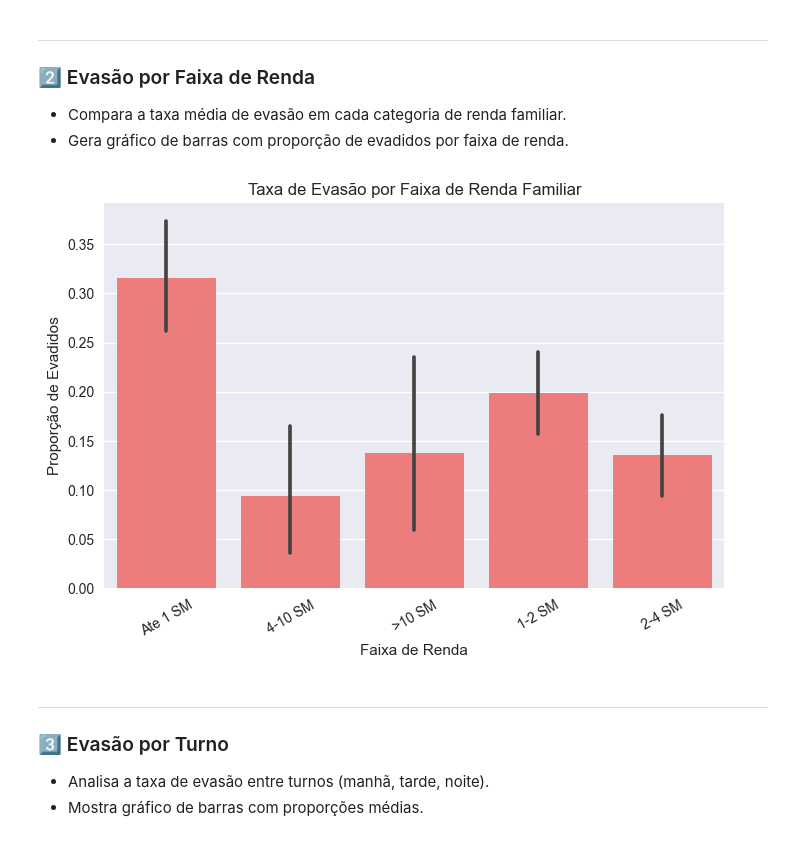
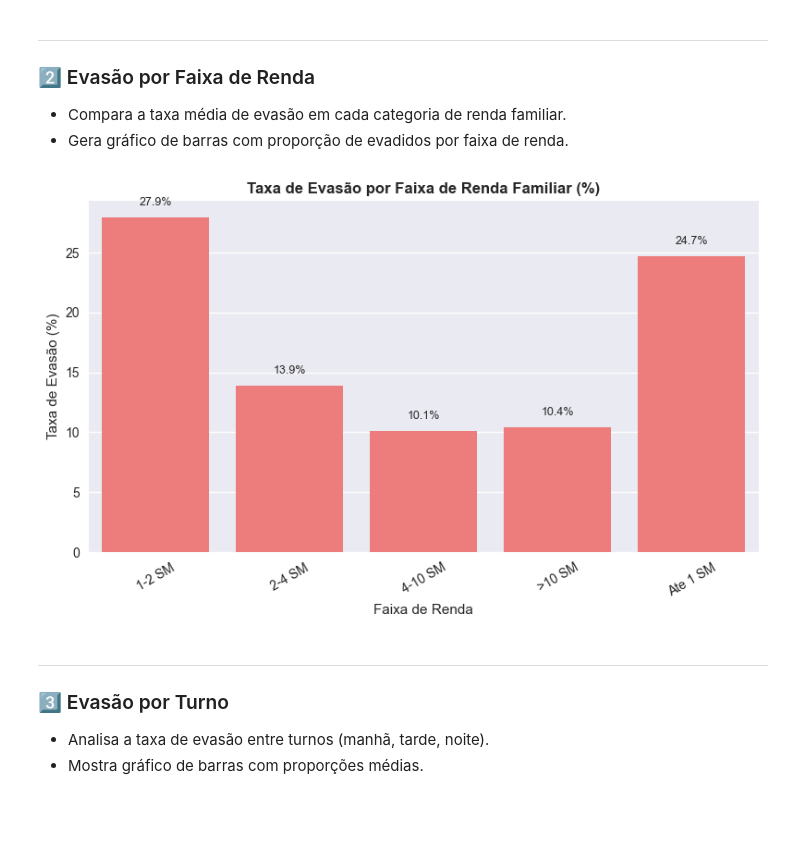
Before and after one commit to jgabrielpl/InsightBI_PEI, a Jupyter notebook: notebooks/analise_evasao.ipynb, the cells around one changed output. Drawn from its saved outputs; the diff is of its cells as text; code cells hidden in the pictures; blank space fills up the shorter version.

```diff
--- a/notebooks/analise_evasao.ipynb
+++ b/notebooks/analise_evasao.ipynb
@@ -59,20 +58,39 @@ plt.show()
 - Compara a taxa média de evasão em cada categoria de renda familiar.
 - Gera gráfico de barras com proporção de evadidos por faixa de renda.
 # %%
+import pandas as pd
+import matplotlib.pyplot as plt
+import seaborn as sns
+
+# Calcula taxa de evasão por faixa de renda
+evasao_renda = (
+    df.groupby("renda_familiar")["evadido"]
+    .apply(lambda x: (x == "Sim").mean() * 100)
+    .reset_index()
+    .rename(columns={"evadido": "taxa_evasao"})
+)
+
 plt.figure(figsize=(8,5))
 sns.barplot(
-    data=df,
+    data=evasao_renda,
     x="renda_familiar",
-    y=(df["evadido"] == "Sim").astype(int),
+    y="taxa_evasao",
     color="#ff6b6b"
 )
-plt.title("Taxa de Evasão por Faixa de Renda Familiar")
+
+plt.title("Taxa de Evasão por Faixa de Renda Familiar (%)", fontsize=12, weight="bold")
 plt.xlabel("Faixa de Renda")
-plt.ylabel("Proporção de Evadidos")
+plt.ylabel("Taxa de Evasão (%)")
+
+# Exibe o valor percentual em cima das barras
+for index, row in evasao_renda.iterrows():
+    plt.text(index, row.taxa_evasao + 1, f"{row.taxa_evasao:.1f}%", ha='center', fontsize=9)
+
 plt.xticks(rotation=30)
+plt.tight_layout()
 plt.show()
 # %% [output]
-[figure, old version]
+[figure, new version]
 # %% [markdown]
 ---
 
```
Also changed, not shown: parts of 5 cells of this notebook, 2 other files.
